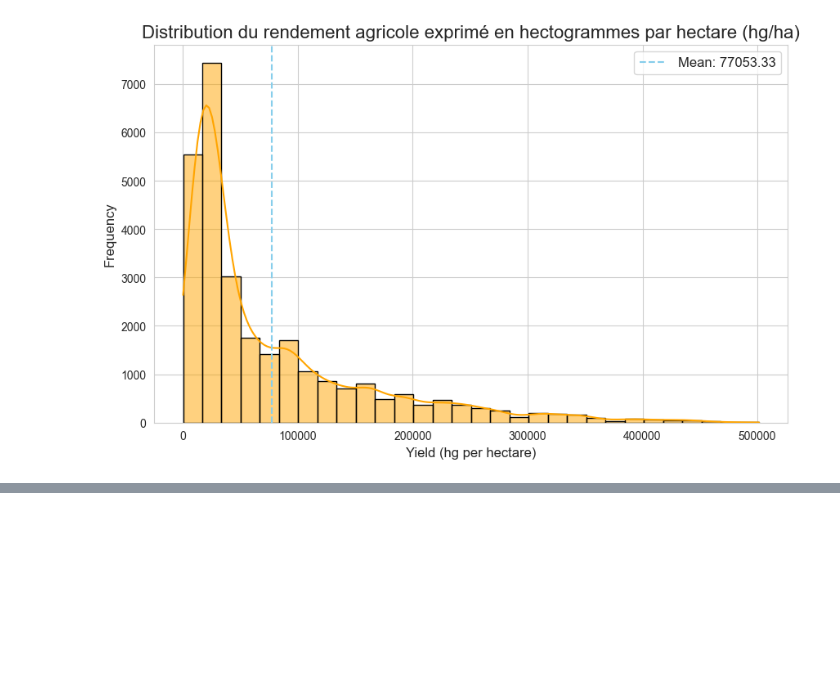
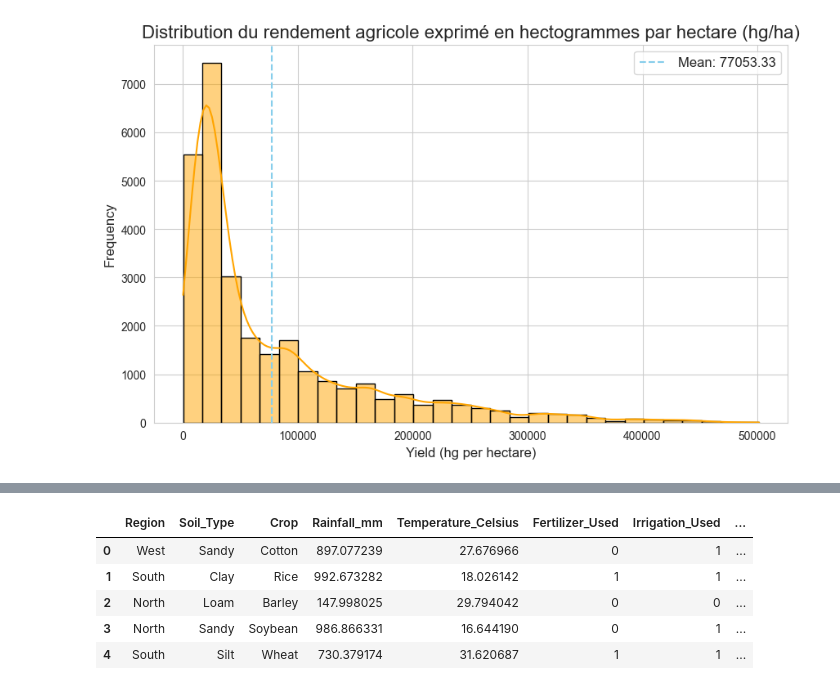
Before and after one commit to Vagaboss/Projet-12-agriculture-recommendations, a Jupyter notebook: dataexpo_p12.ipynb, the cells around one changed output, grey strips where cells are left out. Saved outputs shown, nothing was run; the diff lists cells and outputs as text; code cells hidden in the pictures; blank space fills up the shorter version.

```diff
--- a/dataexpo_p12.ipynb
+++ b/dataexpo_p12.ipynb
@@ -641,0 +664,9 @@ plt.legend(fontsize=12)
+# %%
+crop_yield.head()
+# %% [output]
+|  | Region | Soil_Type | Crop | Rainfall_mm | Temperature_Celsius | Fertilizer_Used | Irrigation_Used | ... |
+| 0 | West | Sandy | Cotton | 897.077239 | 27.676966 | 0 | 1 | ... |
+| 1 | South | Clay | Rice | 992.673282 | 18.026142 | 1 | 1 | ... |
+| 2 | North | Loam | Barley | 147.998025 | 29.794042 | 0 | 0 | ... |
+| 3 | North | Sandy | Soybean | 986.866331 | 16.644190 | 0 | 1 | ... |
+| 4 | South | Silt | Wheat | 730.379174 | 31.620687 | 1 | 1 | ... |
```
Also changed, not shown: parts of 10 cells of this notebook.
